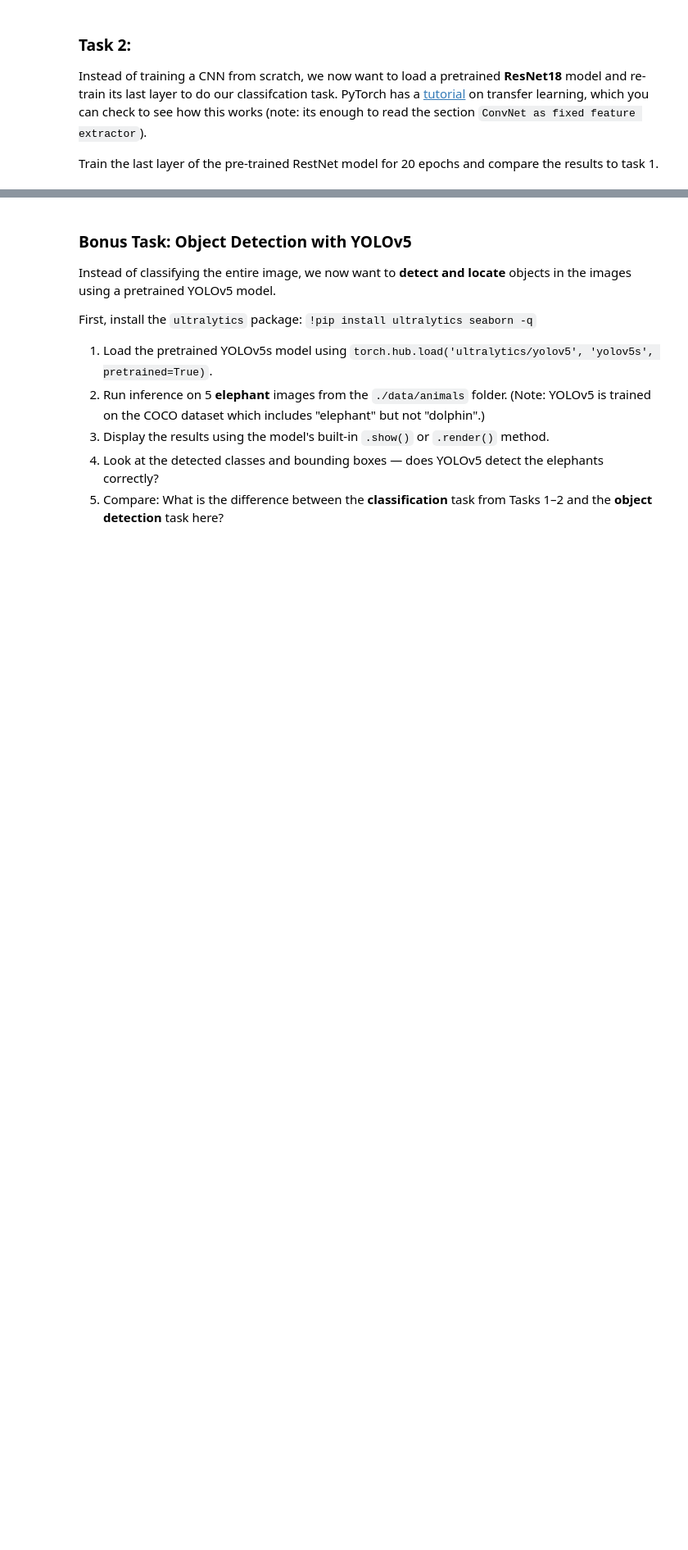
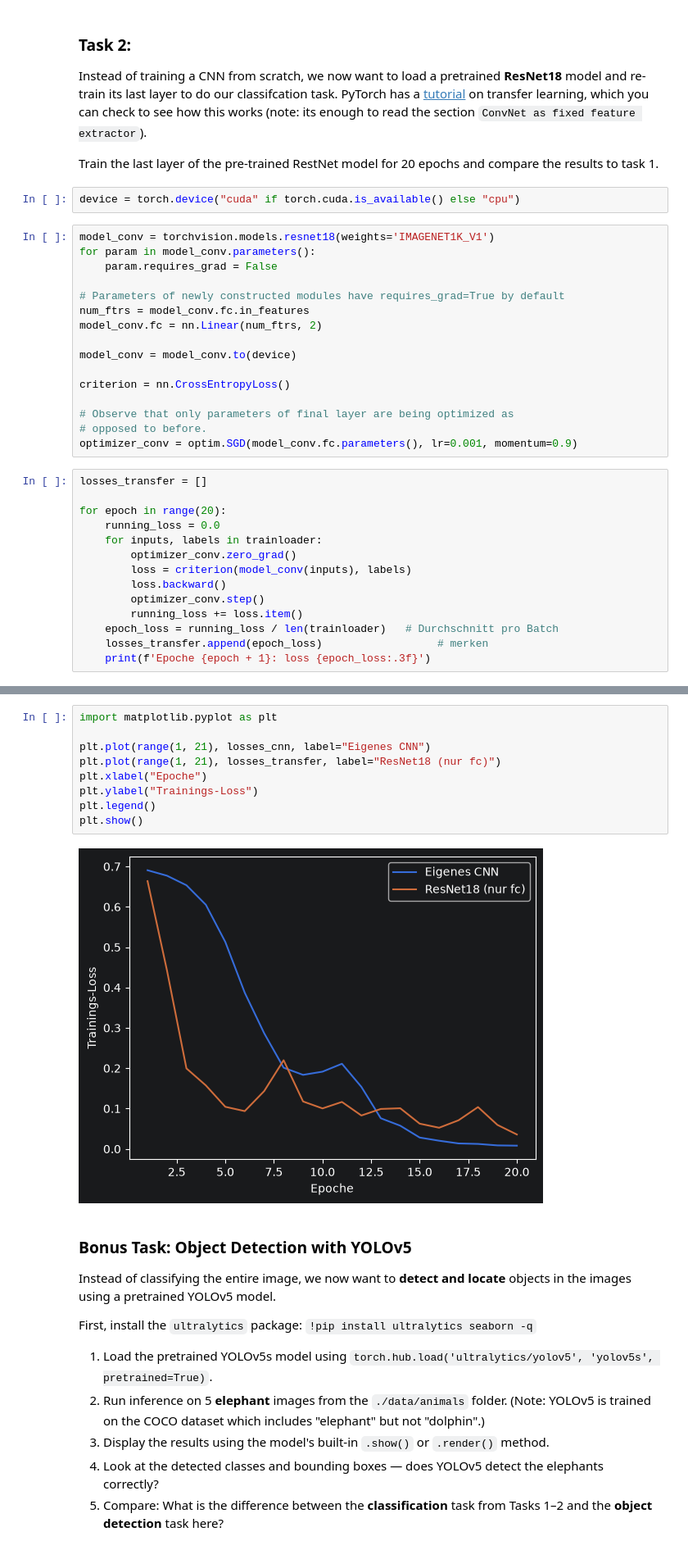
Before and after one commit to 337ito/ml2-ws26, a Jupyter notebook: 07_TransferLearning.ipynb, the cells around one changed output, grey strips where cells are left out. Shown at 82% size. Drawn from its saved outputs; the diff is of its cells as text; blank space fills up the shorter version.

```diff
--- a/07_TransferLearning.ipynb
+++ b/07_TransferLearning.ipynb
@@ -71,3 +157,35 @@ Instead of training a CNN from scratch, we now want to load a pretrained **ResNe
 PyTorch has a [tutorial](https://pytorch.org/tutorials/beginner/transfer_learning_tutorial.html#convnet-as-fixed-feature-extractor) on transfer learning, which you can check to see how this works (note: its enough to read the section `ConvNet as fixed feature extractor`).
 
 Train the last layer of the pre-trained RestNet model for 20 epochs and compare the results to task 1.
+# %%
+device = torch.device("cuda" if torch.cuda.is_available() else "cpu")
+# %%
+model_conv = torchvision.models.resnet18(weights='IMAGENET1K_V1')
+for param in model_conv.parameters():
+    param.requires_grad = False
+
+# Parameters of newly constructed modules have requires_grad=True by default
+num_ftrs = model_conv.fc.in_features
+model_conv.fc = nn.Linear(num_ftrs, 2)
+
+model_conv = model_conv.to(device)
+
+criterion = nn.CrossEntropyLoss()
+
+# Observe that only parameters of final layer are being optimized as
+# opposed to before.
+optimizer_conv = optim.SGD(model_conv.fc.parameters(), lr=0.001, momentum=0.9)
+# %%
+losses_transfer = []
+
+for epoch in range(20):
+    running_loss = 0.0
+    for inputs, labels in trainloader:
+        optimizer_conv.zero_grad()
+        loss = criterion(model_conv(inputs), labels)
+        loss.backward()
+        optimizer_conv.step()
+        running_loss += loss.item()
+    epoch_loss = running_loss / len(trainloader)   # Durchschnitt pro Batch
+    losses_transfer.append(epoch_loss)                  # merken
+    print(f'Epoche {epoch + 1}: loss {epoch_loss:.3f}')
@@ -74,3 +217,14 @@ Train the last layer of the pre-trained RestNet model for 20 epochs and compare
+# %%
+import matplotlib.pyplot as plt
+
+plt.plot(range(1, 21), losses_cnn, label="Eigenes CNN")
+plt.plot(range(1, 21), losses_transfer, label="ResNet18 (nur fc)")
+plt.xlabel("Epoche")
+plt.ylabel("Trainings-Loss")
+plt.legend()
+plt.show()
+# %% [output]
+[figure, added]
 # %% [markdown]
 ### Bonus Task: Object Detection with YOLOv5
 
```
Also changed, not shown: parts of 7 cells of this notebook, 4 other files.
